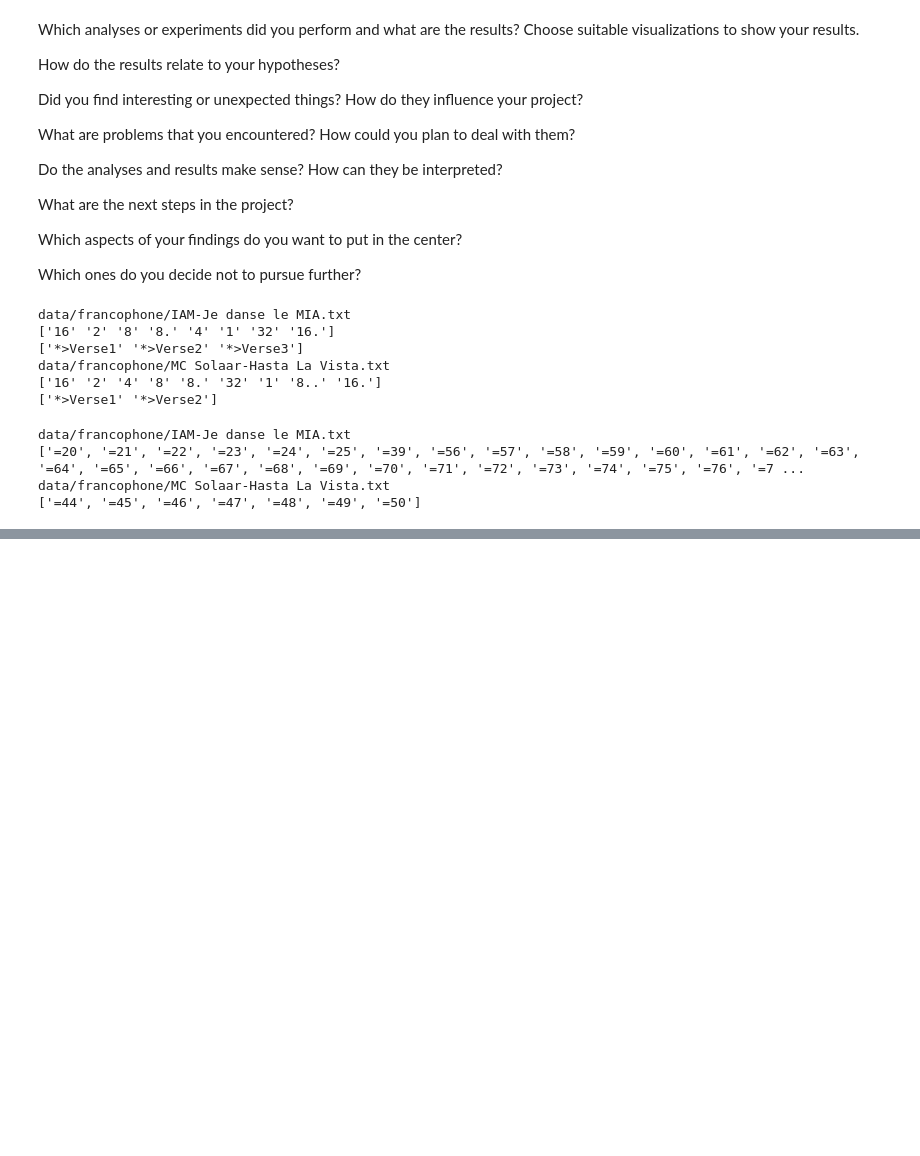
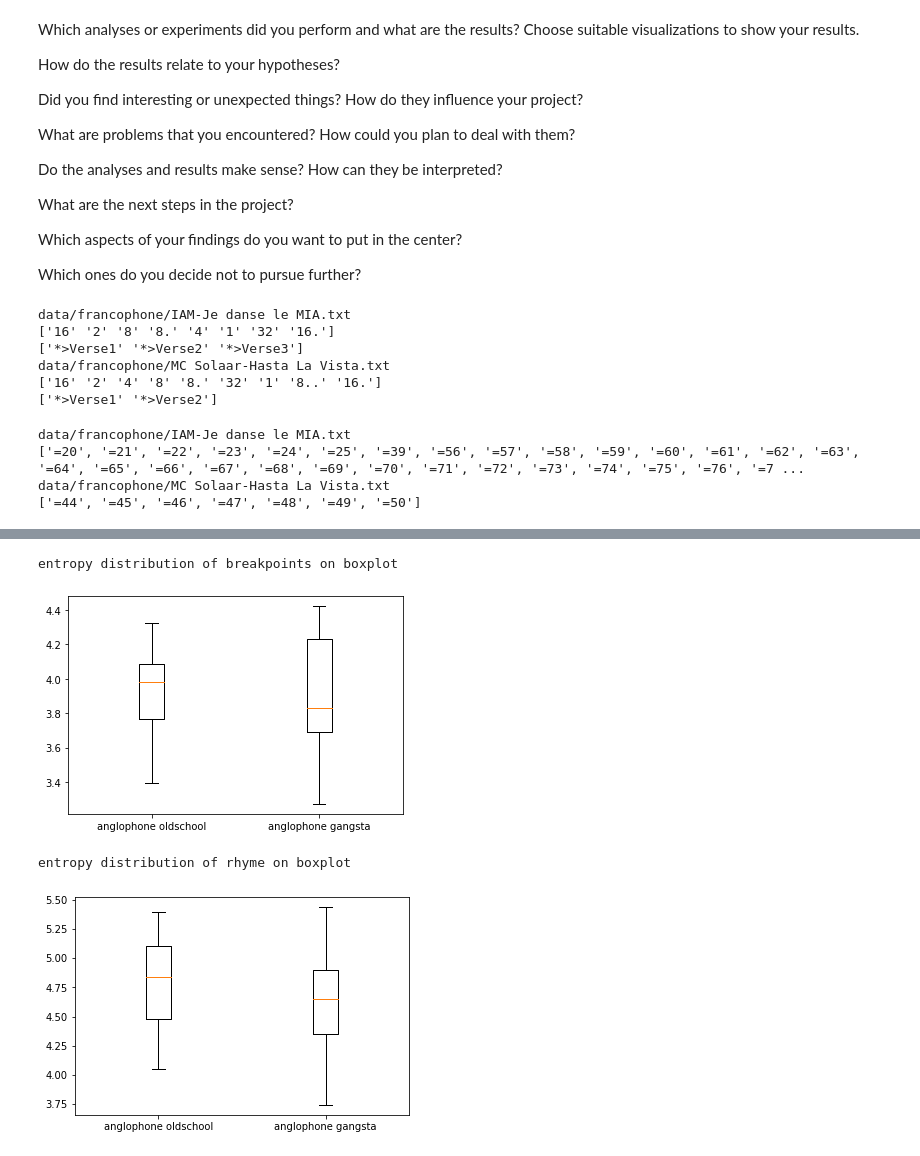
Before and after one commit to haeeunkim/dh401, a Jupyter notebook: analysis.ipynb, the cells around one changed output, grey strips where cells are left out. Cells and saved outputs as stored; diff of their text form; code cells hidden in the pictures; blank space fills up the shorter version.

```diff
--- a/analysis.ipynb
+++ b/analysis.ipynb
@@ -371,0 +379,25 @@ syllabic_rate
+# %%
+features = ['breakpoints','rhyme']
+
+
+
+df_list
+for feature in features:
+    print('\nentropy distribution of {0} on boxplot'.format(feature))
+    fig = plt.figure()
+    ax = fig.add_subplot(111)
+    df_list = list(df_dict.items())[:-1]
+    labels = list(df_dict.keys())[:-1]
+    for i in range(len(df_list)):
+        en = np.array([])
+        plt.boxplot(df_list[i][1][feature].apply(lambda x: entropy(x)), positions=[i])
+
+
+
+    plt.xticks(range(0,2), labels, rotation = 0)
+    plt.show()
+# %% [output]
+entropy distribution of breakpoints on boxplot
+[figure, added]
+entropy distribution of rhyme on boxplot
+[figure, added]
```
Also changed, not shown: parts of 13 cells of this notebook, 14 other files.
